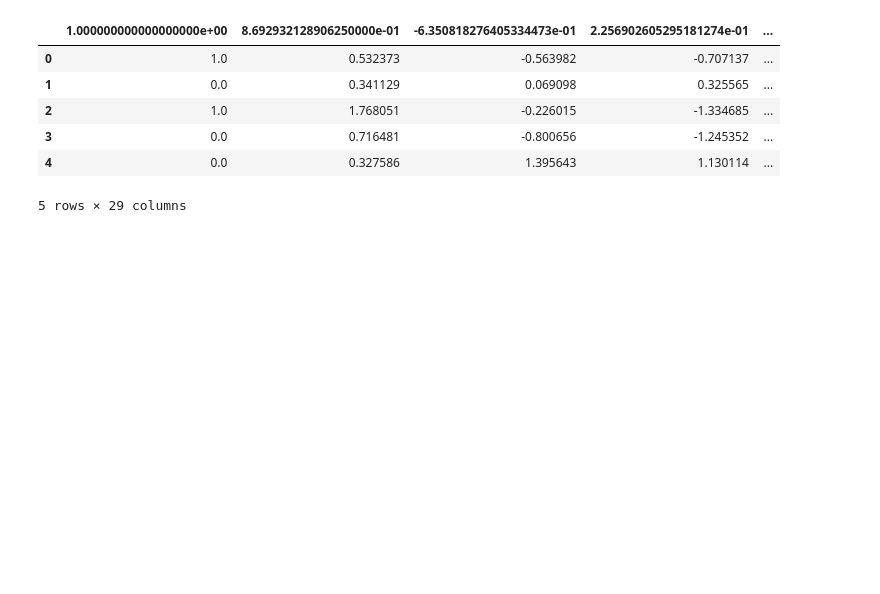
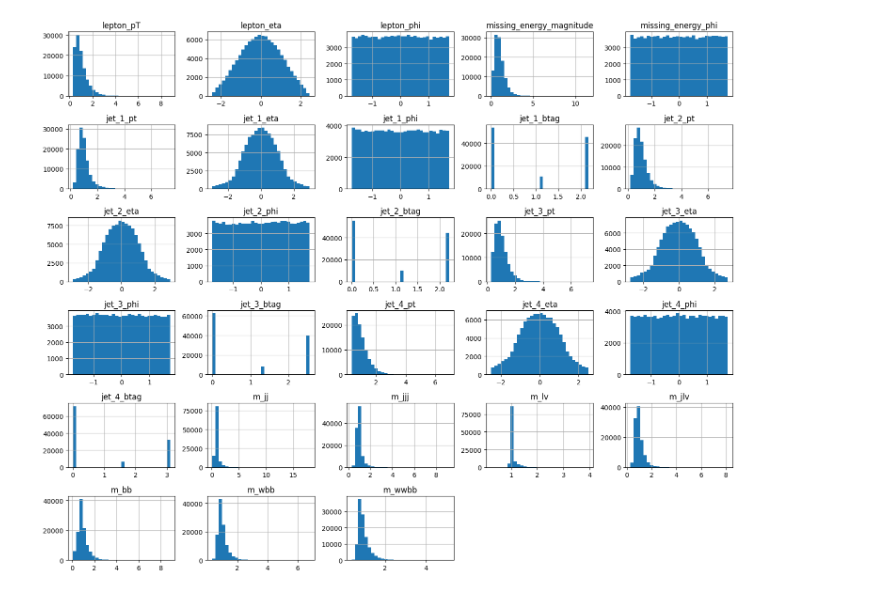
Before and after one commit to Nived04/CS60050_Particle_Collision_Classifier_Course-Asgnmt, a Jupyter notebook: higgs_analysis.ipynb, the cells around one changed output. Saved outputs shown, nothing was run; the diff lists cells and outputs as text; code cells hidden in the pictures; blank space fills up the shorter version.

```diff
--- a/higgs_analysis.ipynb
+++ b/higgs_analysis.ipynb
@@ -6,12 +14,29 @@ import seaborn as sns
 # %%
 df = pd.read_csv('HIGGS_smaller.csv')
+
+y = df.iloc[:,0].to_numpy()
+X = df.iloc[:,1:].to_numpy()
-# %%
-df.head()
-# %% [output]
-|  | 1.000000000000000000e+00 | 8.692932128906250000e-01 | -6.350818276405334473e-01 | 2.256902605295181274e-01 | ... |
-| 0 | 1.0 | 0.532373 | -0.563982 | -0.707137 | ... |
-| 1 | 0.0 | 0.341129 | 0.069098 | 0.325565 | ... |
-| 2 | 1.0 | 1.768051 | -0.226015 | -1.334685 | ... |
-| 3 | 0.0 | 0.716481 | -0.800656 | -1.245352 | ... |
-| 4 | 0.0 | 0.327586 | 1.395643 | 1.130114 | ... |
-5 rows × 29 columns
+# %%
+def add_column_names(X):
+    column_names = [
+        'lepton_pT', 'lepton_eta', 'lepton_phi', 'missing_energy_magnitude', 'missing_energy_phi',
+        'jet_1_pt', 'jet_1_eta', 'jet_1_phi', 'jet_1_btag',
+        'jet_2_pt', 'jet_2_eta', 'jet_2_phi', 'jet_2_btag',
+        'jet_3_pt', 'jet_3_eta', 'jet_3_phi', 'jet_3_btag',
+        'jet_4_pt', 'jet_4_eta', 'jet_4_phi', 'jet_4_btag',
+        'm_jj', 'm_jjj', 'm_lv', 'm_jlv', 'm_bb', 'm_wbb', 'm_wwbb'
+    ]
+
+    # Create a DataFrame and assign the column names
+    X_df = pd.DataFrame(X, columns=column_names)
+    return X_df
+
+# Example usage
+X_df = add_column_names(X)
+
+# Now you can visualize histograms with column names attached
+X_df.hist(figsize=(15, 12), bins=30)
+plt.tight_layout()
+plt.show()
+# %% [output]
+[figure, added]
```
Also changed, not shown: parts of 19 cells of this notebook.
